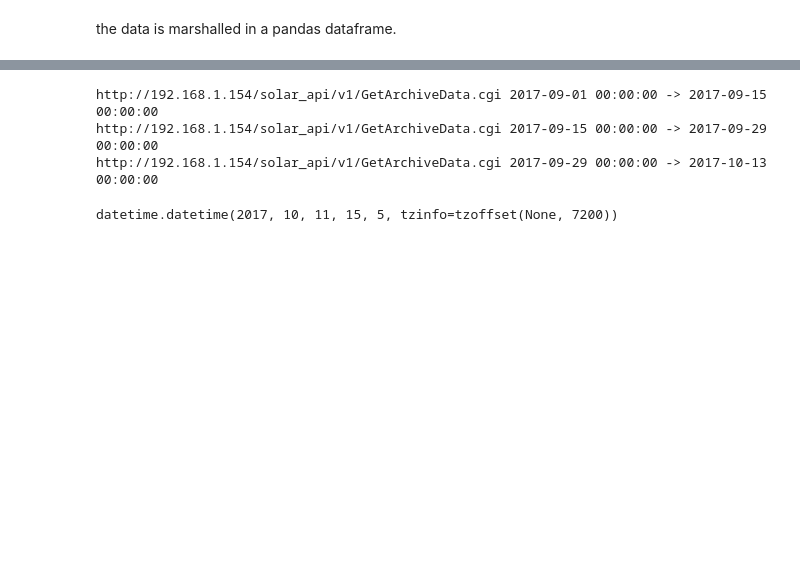
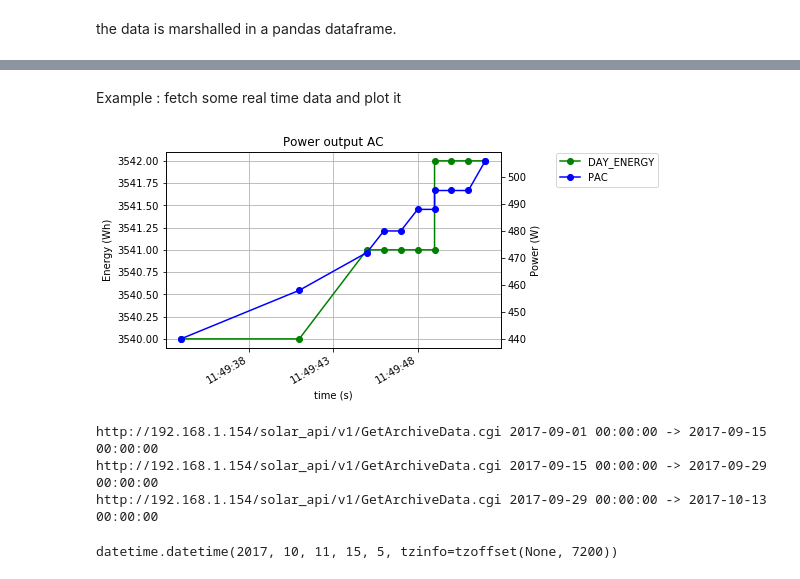
Before and after one commit to tomhostyn/fronius, a Jupyter notebook: Fronius solar.ipynb, the cells around one changed output, grey strips where cells are left out. Drawn from its saved outputs; the diff is of its cells as text; code cells hidden in the pictures; blank space fills up the shorter version.

Commit message:
add plotting example for realtime data

```diff
--- a/Fronius solar.ipynb
+++ b/Fronius solar.ipynb
@@ -121,4 +111,42 @@ display(rtd['DAY_ENERGY']/rtd['TOTAL_ENERGY'])
 dtype: float64
+# %% [markdown]
+Example : fetch some real time data and plot it
+# %%
+# grab some more data
+for i in range (1, 10):
+    json2 = fi.getInverterRealTimeData()
+    frt2 = FroniusRealTimeJson(json2)
+    rtd2 = frt2.data("TS")
+    rtd = pd.merge(rtd, rtd2, how='outer')
+
+fig, ax1 = plt.subplots()
+
+d=rtd
+t=d["TS"]
+s=d["DAY_ENERGY"]
+lns1=ax1.plot(t, s, 'g-', marker='o')
+ax1.set_ylabel('Energy (Wh)')
+
+ax2 = ax1.twinx()
+
+s2=d["PAC"]
+lns2=ax2.plot(t, s2, 'b-', marker='o')
+ax2.set_ylabel('Power (W)')
+
+lns = lns1+lns2
+labs = [l.get_label() for l in lns]
+ax1.legend(lns, labs, loc='center left', bbox_to_anchor=(1.15, 0.91))
+
+
+ax1.set(xlabel='time (s)',
+       title='Power output AC')
+ax1.grid()
+
+plt.gcf().autofmt_xdate()
+
+plt.show()
+# %% [output]
+[figure, added]
 # %%
 fi = FroniusInverter(inverter_ip)
 fi.findEarliestData()
```
Also changed, not shown: parts of 14 cells of this notebook.
